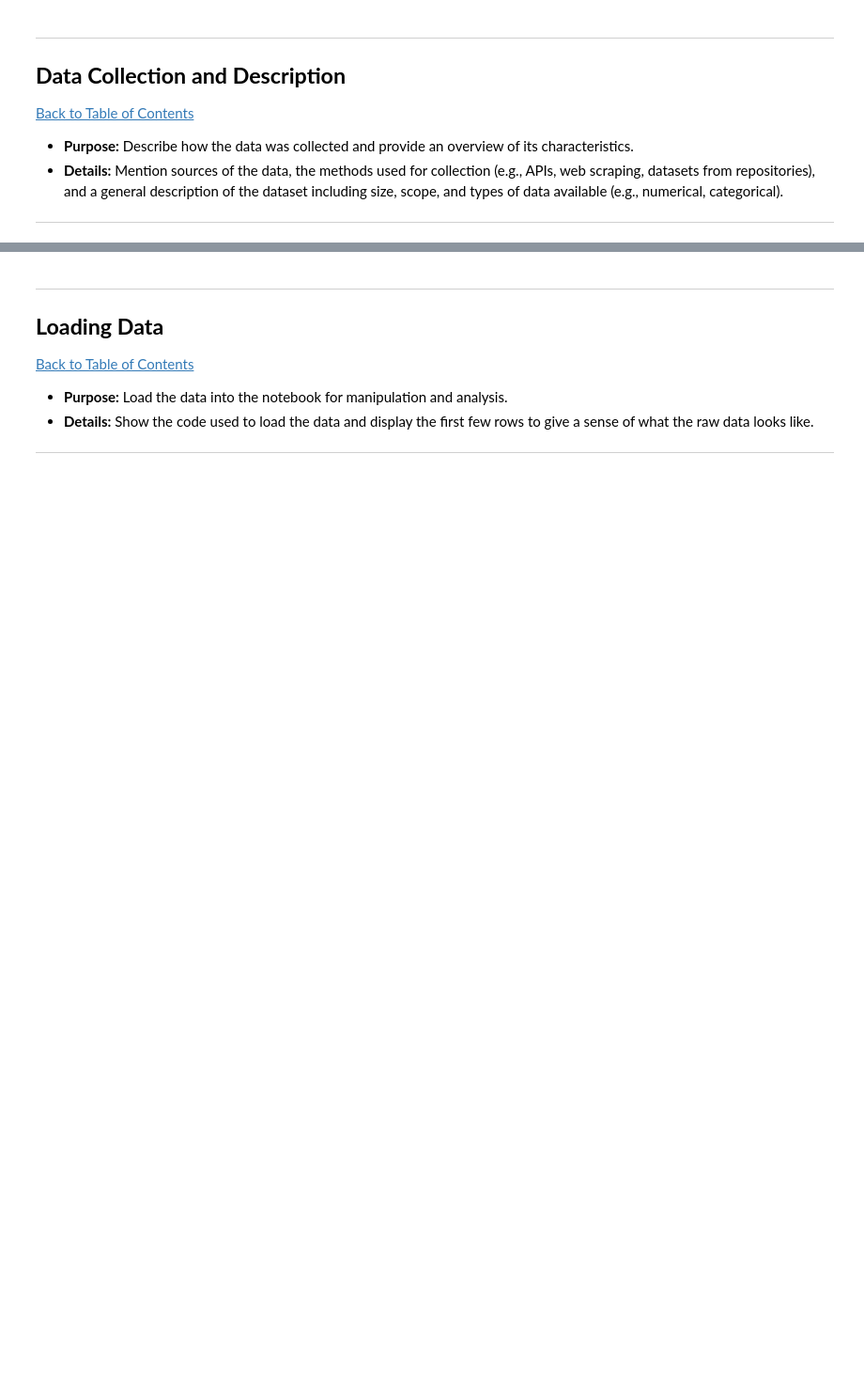
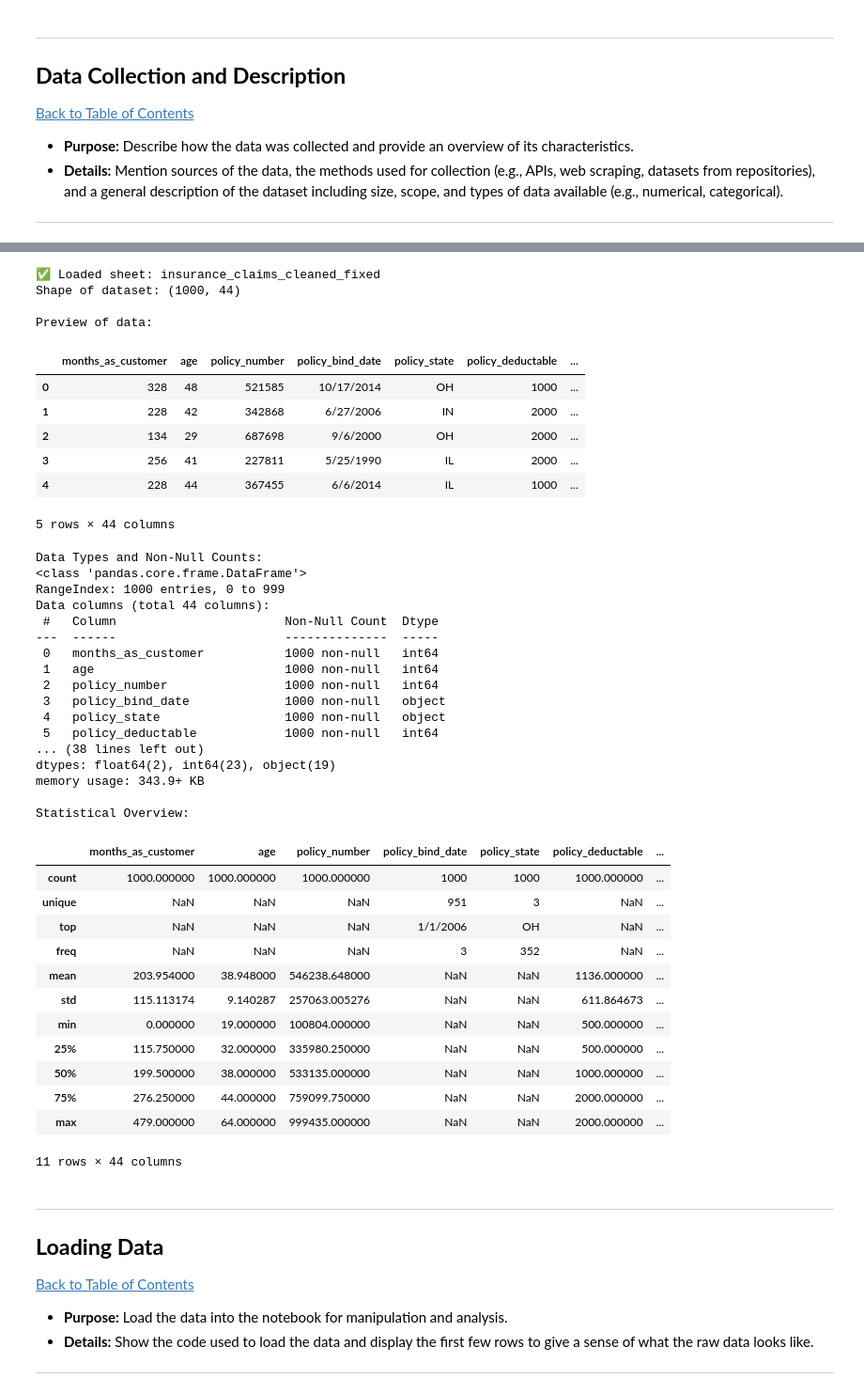
Before and after one commit to Dewalds30/Insurance-Claims, a Jupyter notebook: QCTO---Workplace-Module-Notebook-Template-4571 (4).ipynb, the cells around one changed output, grey strips where cells are left out. Shown at 94% size. Drawn from its saved outputs; the diff is of its cells as text; code cells hidden in the pictures; blank space fills up the shorter version.

```diff
--- a/QCTO---Workplace-Module-Notebook-Template-4571 (4).ipynb
+++ b/QCTO---Workplace-Module-Notebook-Template-4571 (4).ipynb
@@ -91,3 +153,67 @@ memory usage: 312.6+ KB
+# %%
+# =========================================================
+# 2. Data Collection and Description
+# =========================================================
+
+# Load the dataset from the correct sheet
+DATA_PATH = r"C:\Users\Dewald\Documents\Data Science\9 Workplace\Workplace Project\insurance_claims_cleaned_fixed_example.xlsx"
+
+df = pd.read_excel(DATA_PATH, sheet_name="insurance_claims_cleaned_fixed")
+
+print("✅ Loaded sheet: insurance_claims_cleaned_fixed")
+print(f"Shape of dataset: {df.shape}")
+print("\nPreview of data:")
+display(df.head())
+
+# Summary of columns and data types
+print("\nData Types and Non-Null Counts:")
+df.info()
+
+# Quick statistical summary
+print("\nStatistical Overview:")
+display(df.describe(include='all'))
+# %% [output]
+✅ Loaded sheet: insurance_claims_cleaned_fixed
+Shape of dataset: (1000, 44)
+
+Preview of data:
+|  | months_as_customer | age | policy_number | policy_bind_date | policy_state | policy_deductable | ... |
+| 0 | 328 | 48 | 521585 | 10/17/2014 | OH | 1000 | ... |
+| 1 | 228 | 42 | 342868 | 6/27/2006 | IN | 2000 | ... |
+| 2 | 134 | 29 | 687698 | 9/6/2000 | OH | 2000 | ... |
+| 3 | 256 | 41 | 227811 | 5/25/1990 | IL | 2000 | ... |
+| 4 | 228 | 44 | 367455 | 6/6/2014 | IL | 1000 | ... |
+5 rows × 44 columns
+Data Types and Non-Null Counts:
+<class 'pandas.core.frame.DataFrame'>
+RangeIndex: 1000 entries, 0 to 999
+Data columns (total 44 columns):
+ #   Column                       Non-Null Count  Dtype
+---  ------                       --------------  -----
+ 0   months_as_customer           1000 non-null   int64
+ 1   age                          1000 non-null   int64
+ 2   policy_number                1000 non-null   int64
+ 3   policy_bind_date             1000 non-null   object
+ 4   policy_state                 1000 non-null   object
+ 5   policy_deductable            1000 non-null   int64
+... (38 lines left out)
+dtypes: float64(2), int64(23), object(19)
+memory usage: 343.9+ KB
+
+Statistical Overview:
+|  | months_as_customer | age | policy_number | policy_bind_date | policy_state | policy_deductable | ... |
+| count | 1000.000000 | 1000.000000 | 1000.000000 | 1000 | 1000 | 1000.000000 | ... |
+| unique | NaN | NaN | NaN | 951 | 3 | NaN | ... |
+| top | NaN | NaN | NaN | 1/1/2006 | OH | NaN | ... |
+| freq | NaN | NaN | NaN | 3 | 352 | NaN | ... |
+| mean | 203.954000 | 38.948000 | 546238.648000 | NaN | NaN | 1136.000000 | ... |
+| std | 115.113174 | 9.140287 | 257063.005276 | NaN | NaN | 611.864673 | ... |
+| min | 0.000000 | 19.000000 | 100804.000000 | NaN | NaN | 500.000000 | ... |
+| 25% | 115.750000 | 32.000000 | 335980.250000 | NaN | NaN | 500.000000 | ... |
+| 50% | 199.500000 | 38.000000 | 533135.000000 | NaN | NaN | 1000.000000 | ... |
+| 75% | 276.250000 | 44.000000 | 759099.750000 | NaN | NaN | 2000.000000 | ... |
+| max | 479.000000 | 64.000000 | 999435.000000 | NaN | NaN | 2000.000000 | ... |
+11 rows × 44 columns
 # %% [markdown]
 ---
 <a href=#three></a>
```
Also changed, not shown: parts of 49 cells of this notebook.
